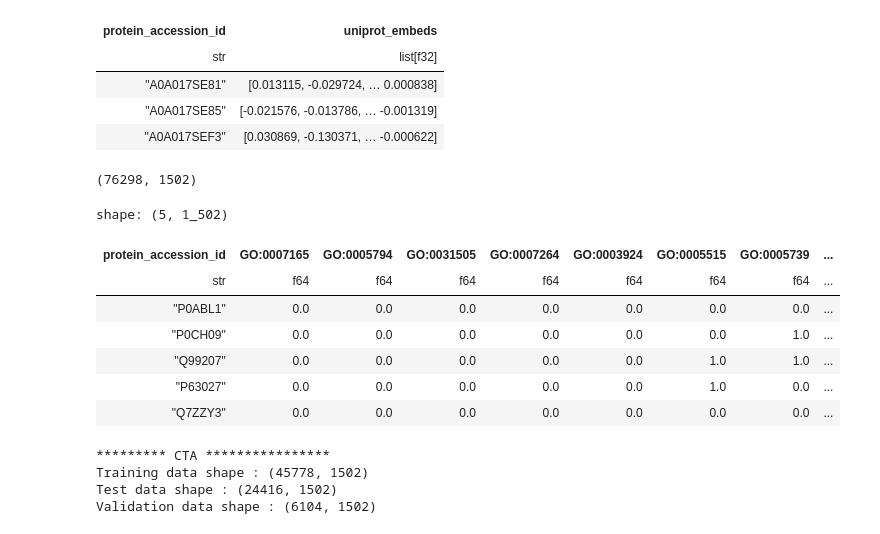
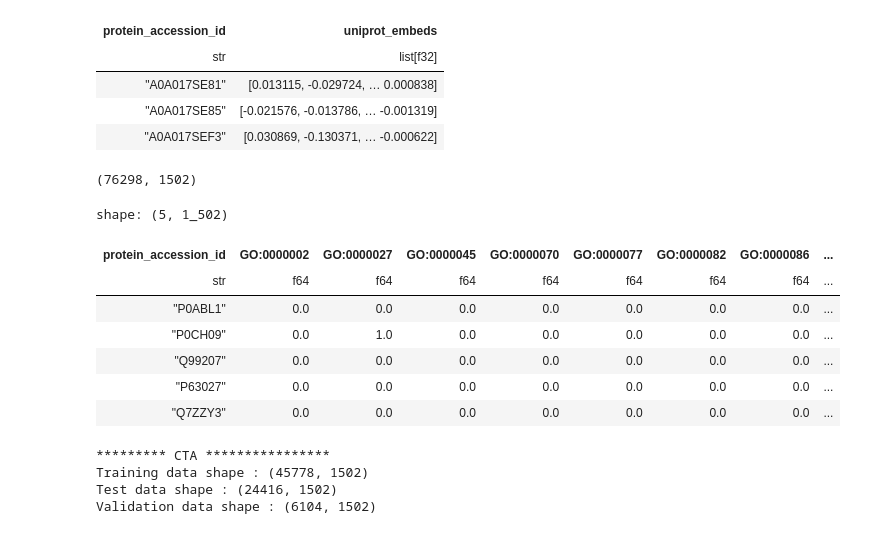
Before and after one commit to sumaniitm/cafa-6-protein-function-prediction-kaggle, a Jupyter notebook: cafa6-baseline-and-feature-engineering.ipynb, the cells around one changed output. Drawn from its saved outputs; the diff is of its cells as text; code cells hidden in the pictures.

```diff
--- a/cafa6-baseline-and-feature-engineering.ipynb
+++ b/cafa6-baseline-and-feature-engineering.ipynb
@@ -193,3 +193,7 @@ print("Shape of test data", df_test_features.shape)
 Shape of training features (76298, 1025)
 Shape of training labels (76298, 1501)
 Shape of test data (224298, 1025)
+# %%
+df_weights = pl.read_csv("/kaggle/input/suman-cafa6-information-accretion-weights/IA.tsv", separator="\t")
+df_weights.columns = ['protein_accession_id', 'ia']
+print("Shape of IA data", df_weights.shape)
@@ -256,3 +263,5 @@ label_cols = list(filter(lambda x: x != 'protein_accession_id', df_train_labels.
 len(label_cols)
 # %% [output]
 1500
+# %%
+df_weights = df_weights.filter(pl.col('protein_accession_id').is_in(label_cols))
@@ -258,0 +308,6 @@ len(label_cols)
+# %%
+label_wt_cols = pl.Series(df_weights.select(pl.col('protein_accession_id'))).to_list()
+label_wts = pl.Series(df_weights.select(pl.col('ia'))).to_list()
+all_label_cols = ['protein_accession_id'] + label_wt_cols
+df_train_labels_reordered = df_train_labels.select(all_label_cols)
+df_train_labels_reordered.head(10)
@@ -284,19 +364,19 @@ shape: (3, 2)
 # %%
 x_train_main = dd.sql("select dl.*, df.uniprot_embeds \
 from df_train_features df \
-join df_train_labels dl \
+join df_train_labels_reordered dl \
 on df.protein_accession_id = dl.protein_accession_id ").pl()
 print(x_train_main.shape)
 x_train_main.head(5)
 # %% [output]
 (76298, 1502)
 shape: (5, 1_502)
-| protein_accession_id | GO:0007165 | GO:0005794 | GO:0031505 | GO:0007264 | GO:0003924 | GO:0005515 | GO:0005739 | ... |
+| protein_accession_id | GO:0000002 | GO:0000027 | GO:0000045 | GO:0000070 | GO:0000077 | GO:0000082 | GO:0000086 | ... |
 | str | f64 | f64 | f64 | f64 | f64 | f64 | f64 | ... |
 | "P0ABL1" | 0.0 | 0.0 | 0.0 | 0.0 | 0.0 | 0.0 | 0.0 | ... |
-| "P0CH09" | 0.0 | 0.0 | 0.0 | 0.0 | 0.0 | 0.0 | 1.0 | ... |
-| "Q99207" | 0.0 | 0.0 | 0.0 | 0.0 | 0.0 | 1.0 | 1.0 | ... |
-| "P63027" | 0.0 | 0.0 | 0.0 | 0.0 | 0.0 | 1.0 | 0.0 | ... |
+| "P0CH09" | 0.0 | 1.0 | 0.0 | 0.0 | 0.0 | 0.0 | 0.0 | ... |
+| "Q99207" | 0.0 | 0.0 | 0.0 | 0.0 | 0.0 | 0.0 | 0.0 | ... |
+| "P63027" | 0.0 | 0.0 | 0.0 | 0.0 | 0.0 | 0.0 | 0.0 | ... |
 | "Q7ZZY3" | 0.0 | 0.0 | 0.0 | 0.0 | 0.0 | 0.0 | 0.0 | ... |
 # %%
 x_train, x_for_valid = train_test_split(x_train_main, test_size=0.4, random_state=42)
```
Also changed, not shown: parts of 20 cells of this notebook.
